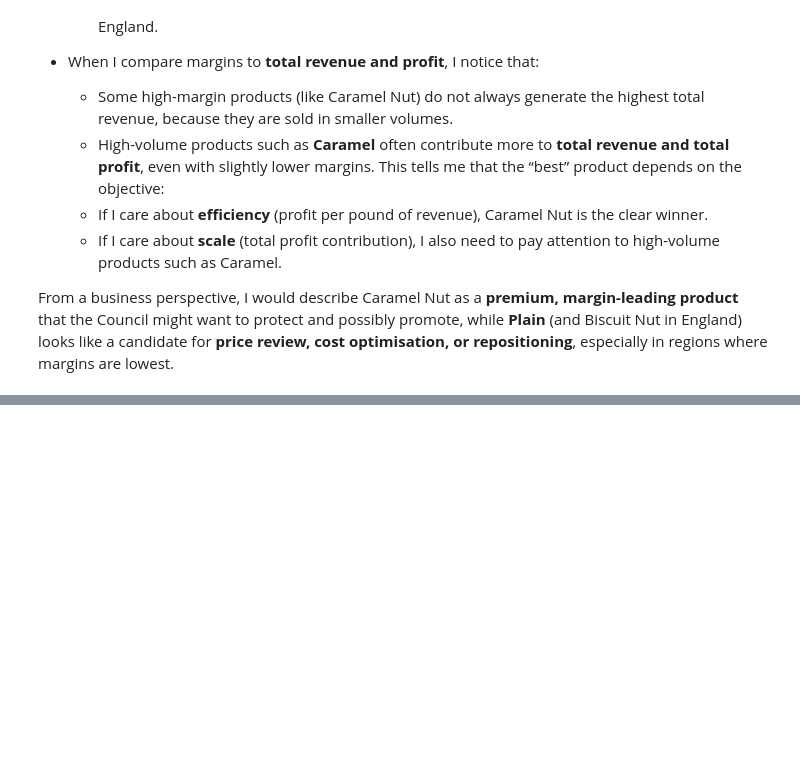
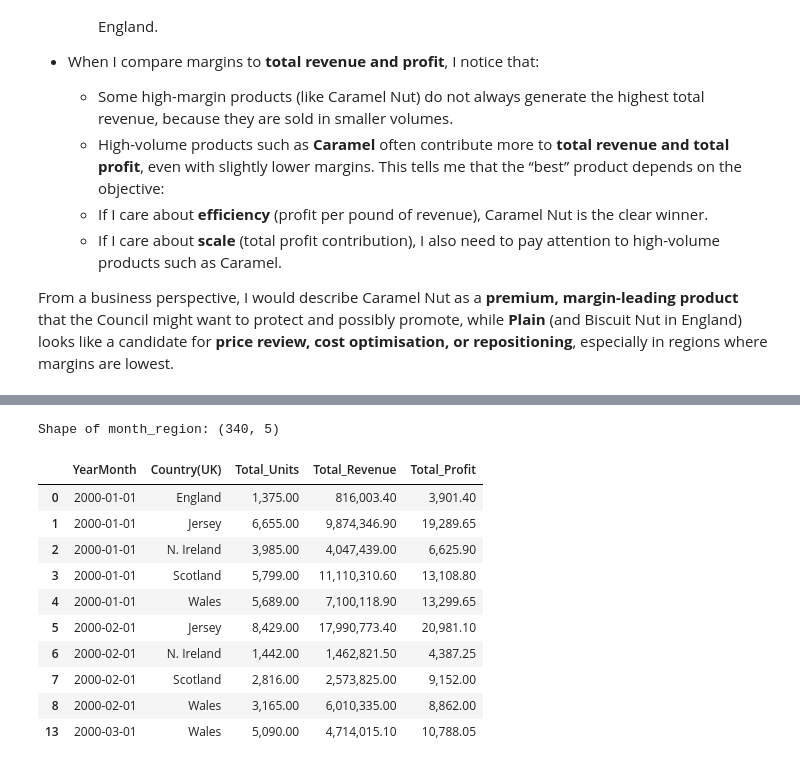
Before and after one commit to OmerTDK/confectionary-data-viz, a Jupyter notebook: main.ipynb, the cells around one changed output, grey strips where cells are left out. Saved outputs shown, nothing was run; the diff lists cells and outputs as text; code cells hidden in the pictures; blank space fills up the shorter version.

```diff
--- a/main.ipynb
+++ b/main.ipynb
@@ -619,0 +627,31 @@ From a business perspective, I would describe Caramel Nut as a **premium, margin
+# %%
+# Month-level timestamp (start of month) for plotting
+df_analysis["YearMonth"] = df_analysis["Date"].dt.to_period("M").dt.to_timestamp()
+
+month_region = (
+    df_analysis
+    .groupby(["YearMonth", "Country(UK)"])
+    .agg(
+        Total_Units=("Units Sold", "sum"),
+        Total_Revenue=("Revenue(£)", "sum"),
+        Total_Profit=("Profit(£)", "sum")
+    )
+    .reset_index()
+    .sort_values("YearMonth")
+)
+
+print("Shape of month_region:", month_region.shape)
+month_region.head(10)
+# %% [output]
+Shape of month_region: (340, 5)
+|  | YearMonth | Country(UK) | Total_Units | Total_Revenue | Total_Profit |
+| 0 | 2000-01-01 | England | 1,375.00 | 816,003.40 | 3,901.40 |
+| 1 | 2000-01-01 | Jersey | 6,655.00 | 9,874,346.90 | 19,289.65 |
+| 2 | 2000-01-01 | N. Ireland | 3,985.00 | 4,047,439.00 | 6,625.90 |
+| 3 | 2000-01-01 | Scotland | 5,799.00 | 11,110,310.60 | 13,108.80 |
+| 4 | 2000-01-01 | Wales | 5,689.00 | 7,100,118.90 | 13,299.65 |
+| 5 | 2000-02-01 | Jersey | 8,429.00 | 17,990,773.40 | 20,981.10 |
+| 6 | 2000-02-01 | N. Ireland | 1,442.00 | 1,462,821.50 | 4,387.25 |
+| 7 | 2000-02-01 | Scotland | 2,816.00 | 2,573,825.00 | 9,152.00 |
+| 8 | 2000-02-01 | Wales | 3,165.00 | 6,010,335.00 | 8,862.00 |
+| 13 | 2000-03-01 | Wales | 5,090.00 | 4,714,015.10 | 10,788.05 |
```
Also changed, not shown: parts of 10 cells of this notebook.
